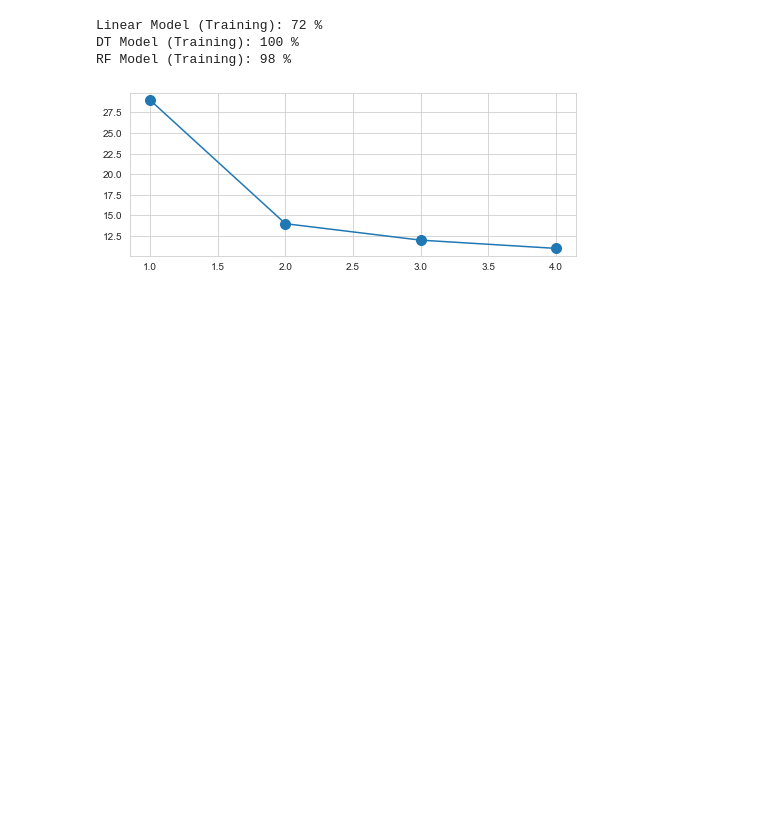
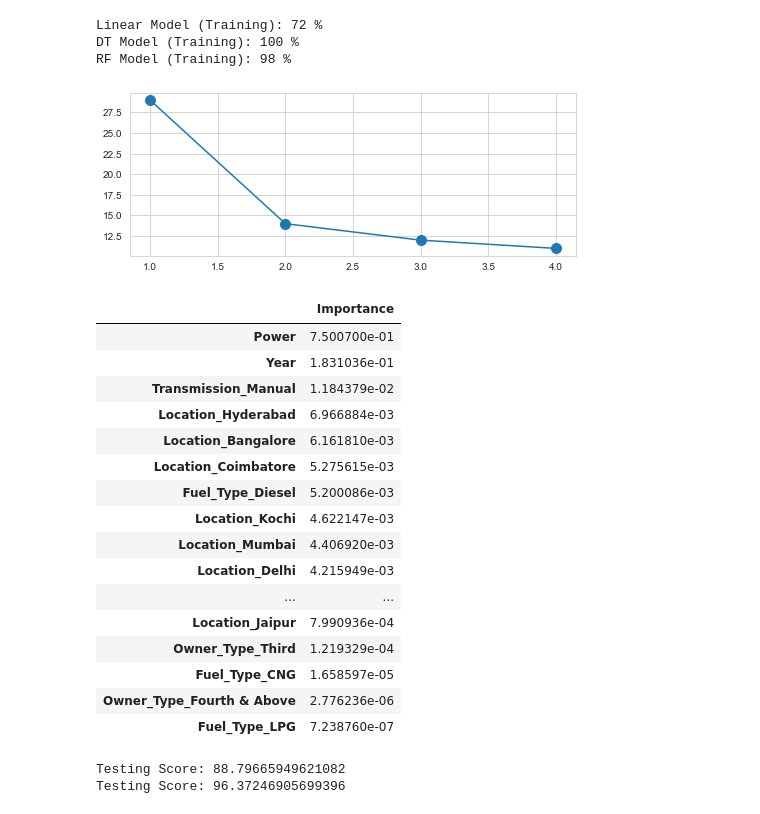
Before and after one commit to Gaurav-Guptaji/ML-Training, a Jupyter notebook: Day 25/day_25.ipynb, the cells around one changed output. Saved outputs shown, nothing was run; the diff lists cells and outputs as text; code cells hidden in the pictures; blank space fills up the shorter version.

```diff
--- a/Day 25/day_25.ipynb
+++ b/Day 25/day_25.ipynb
@@ -567,3 +433,35 @@ plt.grid(True)
 plt.show()
 # %% [output]
 [figure]
+# %%
+imp_rf=pd.DataFrame(model_rf.feature_importances_, columns=['Importance'],
+index=xtrain.columns)
+# %%
+imp_rf.sort_values(by='Importance',ascending=False)
+# %% [output]
+|  | Importance |
+| Power | 7.500700e-01 |
+| Year | 1.831036e-01 |
+| Transmission_Manual | 1.184379e-02 |
+| Location_Hyderabad | 6.966884e-03 |
+| Location_Bangalore | 6.161810e-03 |
+| Location_Coimbatore | 5.275615e-03 |
+| Fuel_Type_Diesel | 5.200086e-03 |
+| Location_Kochi | 4.622147e-03 |
+| Location_Mumbai | 4.406920e-03 |
+| Location_Delhi | 4.215949e-03 |
+| ... | ... |
+| Location_Jaipur | 7.990936e-04 |
+| Owner_Type_Third | 1.219329e-04 |
+| Fuel_Type_CNG | 1.658597e-05 |
+| Owner_Type_Fourth & Above | 2.776236e-06 |
+| Fuel_Type_LPG | 7.238760e-07 |
+# %%
+imp_cols=['Power','Year','Transmission_Manual']
+model_rf_imp=RandomForestRegressor().fit(xtrain[imp_cols],ytrain)
+print('Testing Score:',model_rf_imp.score(xtest[imp_cols],ytest)*100)
+print('Testing Score:',model_rf_imp.score(xtrain[imp_cols],ytrain)*100)
+pd.to_pickle(model_rf_imp,'CarPricePredictor.pickle')
+# %% [output]
+Testing Score: 88.79665949621082
+Testing Score: 96.37246905699396
```
Also changed, not shown: parts of 9 cells of this notebook, 2 other files.
